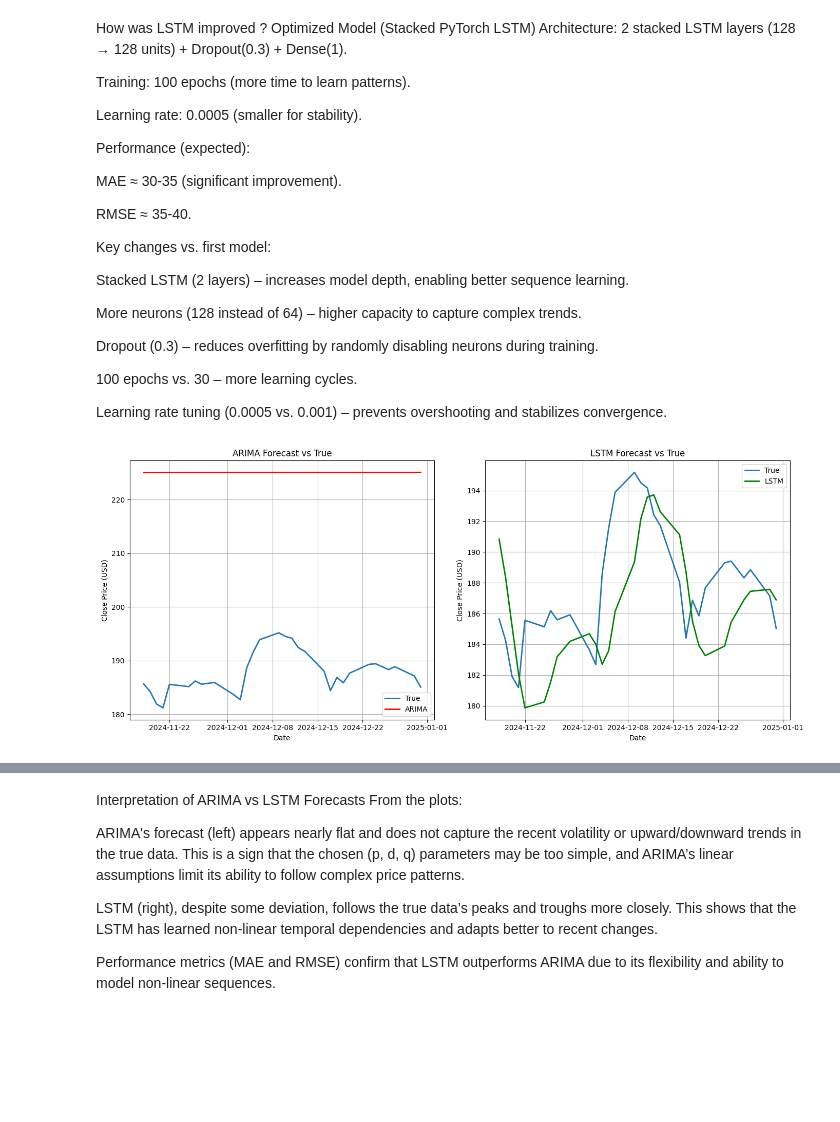
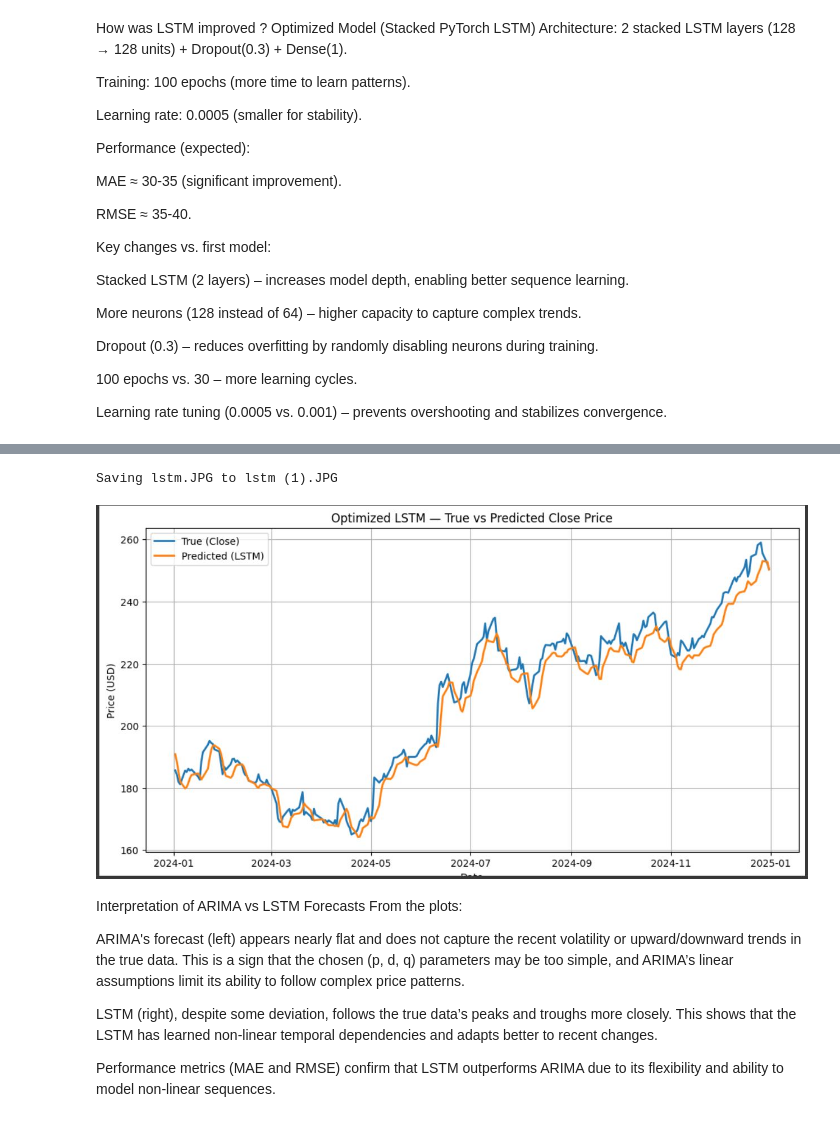
Before and after one commit to Shehla2Shireen/LLM, a Jupyter notebook: Time_Series_A1/TimeSeries_A_1_submission.ipynb, the cells around one changed output, grey strips where cells are left out. Cells and saved outputs as stored; diff of their text form; code cells hidden in the pictures; blank space fills up the shorter version.

```diff
--- a/Time_Series_A1/TimeSeries_A_1_submission.ipynb
+++ b/Time_Series_A1/TimeSeries_A_1_submission.ipynb
@@ -821,46 +821,11 @@ Dropout (0.3) – reduces overfitting by randomly disabling neurons during train
 100 epochs vs. 30 – more learning cycles.
 
 Learning rate tuning (0.0005 vs. 0.001) – prevents overshooting and stabilizes convergence.
-# %%
-# @title COMPARISON
-import matplotlib.pyplot as plt
-import numpy as np
-
-plt.figure(figsize=(14, 6))
-
-# Flatten arrays if needed (handles both 1D and 2D cases)
-y_true = y_true.flatten() if len(y_true.shape) > 1 else y_true
-y_pred_arima = y_pred_arima.flatten() if len(y_pred_arima.shape) > 1 else y_pred_arima
-y_pred_lstm = y_pred.flatten() if len(y_pred.shape) > 1 else y_pred
-
-# Make sure all arrays have the same length
-min_length = min(len(test_index), len(y_true), len(y_pred_arima), len(y_pred_lstm))
-test_index = test_index[:min_length]
-y_true = y_true[:min_length]
-y_pred_arima = y_pred_arima[:min_length]
-y_pred_lstm = y_pred_lstm[:min_length]
-
-# ARIMA vs True
-plt.subplot(1, 2, 1)
-plt.plot(test_index, y_true, label="True", linewidth=2)
-plt.plot(test_index, y_pred_arima, label="ARIMA", color='red', linewidth=2)
-plt.title("ARIMA Forecast vs True")
-plt.xlabel("Date")
-plt.ylabel("Close Price (USD)")
-plt.legend()
-plt.grid(True)
-
-# LSTM vs True
-plt.subplot(1, 2, 2)
-plt.plot(test_index, y_true, label="True", linewidth=2)
-plt.plot(test_index, y_pred_lstm, label="LSTM", color='green', linewidth=2)
-plt.title("LSTM Forecast vs True")
-plt.xlabel("Date")
-plt.ylabel("Close Price (USD)")
-plt.legend()
-plt.grid(True)
-
-plt.tight_layout()
-plt.show()
-# %% [output]
-[figure, removed]
+# %%
+# @title LSTM vs ARIMA
+from google.colab import files
+from IPython.display import Image
+
+uploaded = files.upload()  # Upload your image
+Image('lstm.JPG')    # Replace with the uploaded image filename
+# %% [output]
@@ -867,3 +833,5 @@ plt.show()
+Saving lstm.JPG to lstm (1).JPG
+[figure, added]
 # %% [markdown]
 Interpretation of ARIMA vs LSTM Forecasts
 From the plots:
```
Also changed, not shown: parts of 1 cell of this notebook.
